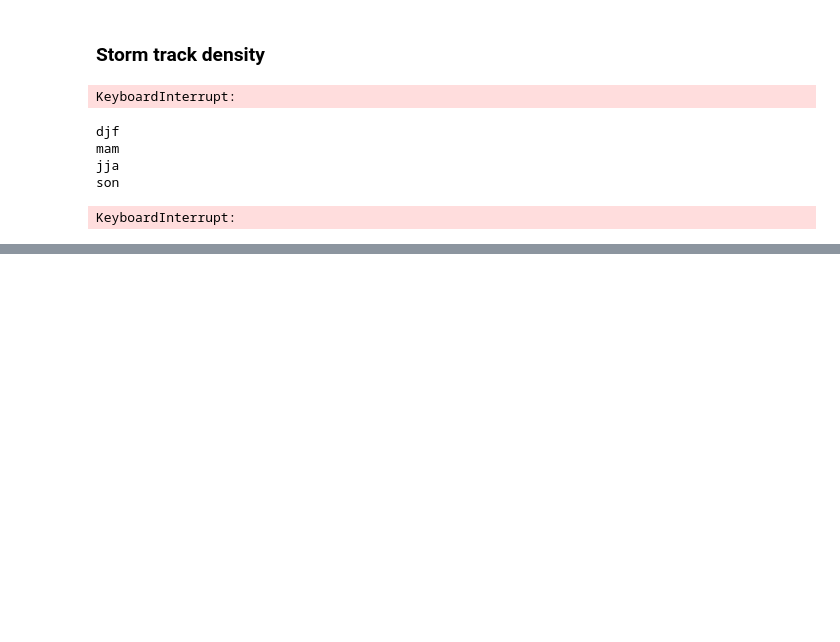
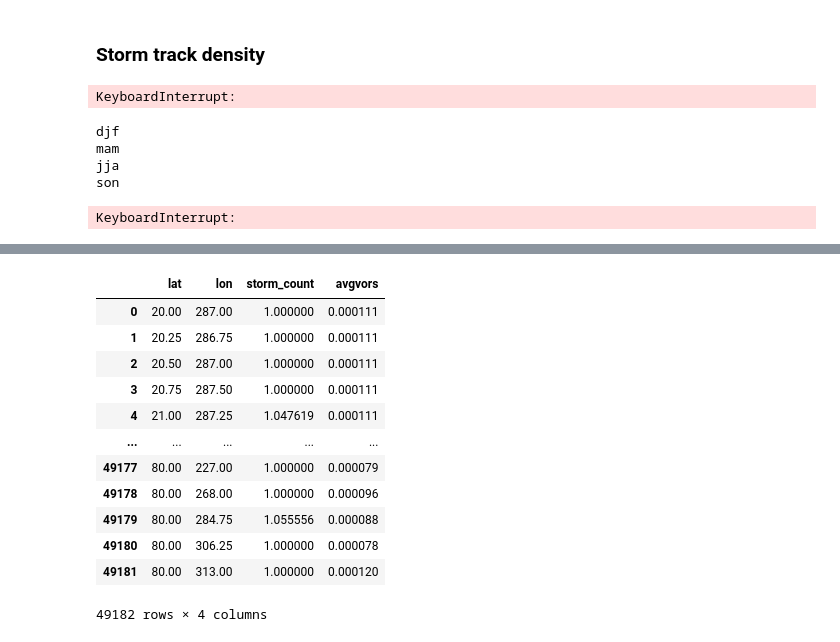
Before and after one commit to maxinecloutierg/ERA5_Storm_Track, a Jupyter notebook: jupyter/etc_density.ipynb, the cells around one changed output, grey strips where cells are left out. Drawn from its saved outputs; the diff is of its cells as text; code cells hidden in the pictures; blank space fills up the shorter version.

```diff
--- a/jupyter/etc_density.ipynb
+++ b/jupyter/etc_density.ipynb
@@ -177,0 +199,37 @@ KeyboardInterrupt:
+# %%
+r = 2.25
+i = 0
+#season = [djf, mam, jja, son]
+#season_txt = ['djf', 'mam', 'jja', 'son']
+
+m_density = {} # will contain the grid point and density
+
+# iterate through all grid point
+for _, row in mam.iterrows() :
+    track = {} #  will contain the avgvors and storm_count of the grid points found
+    lat1 = row['latitude']
+    lon1 = row['longitude']
+
+    # restricting the research in a 2.5 x 2.5deg square
+    neighbors = mam[
+        (mam['latitude'] >= lat1 - r) & (mam['latitude'] <= lat1 + r) &
+        (mam['longitude'] >= lon1 - r) & (mam['longitude'] <= lon1 + r)
+        ]
+
+    # Find the grid points that are within a 250km radius
+    for _, row in neighbors.iterrows():
+        lat2 = row['latitude']
+        lon2 = row['longitude']
+        storm_count = row['storm_count']
+        avgvors = row['avgVORSmax']
+
+        # calculate distance between grid points
+        distance = calculate_distance(lat1, lon1, lat2, lon2)
+
+        # add storm_count and avgVORSmax of grid points that are within the radius
+        if distance <= 250 :
+
+            print(distance)
+            m_density['storm_count'] = m_density.get('storm_count', []) + [storm_count]
+
+        # déterminer la moyenne de tous les points de grille trouvés
@@ -177,0 +322,16 @@ KeyboardInterrupt:
+# %%
+df_density
+# %% [output]
+|  | lat | lon | storm_count | avgvors |
+| 0 | 20.00 | 287.00 | 1.000000 | 0.000111 |
+| 1 | 20.25 | 286.75 | 1.000000 | 0.000111 |
+| 2 | 20.50 | 287.00 | 1.000000 | 0.000111 |
+| 3 | 20.75 | 287.50 | 1.000000 | 0.000111 |
+| 4 | 21.00 | 287.25 | 1.047619 | 0.000111 |
+| ... | ... | ... | ... | ... |
+| 49177 | 80.00 | 227.00 | 1.000000 | 0.000079 |
+| 49178 | 80.00 | 268.00 | 1.000000 | 0.000096 |
+| 49179 | 80.00 | 284.75 | 1.055556 | 0.000088 |
+| 49180 | 80.00 | 306.25 | 1.000000 | 0.000078 |
+| 49181 | 80.00 | 313.00 | 1.000000 | 0.000120 |
+49182 rows × 4 columns
```
Also changed, not shown: parts of 8 cells of this notebook, 5 other files.
